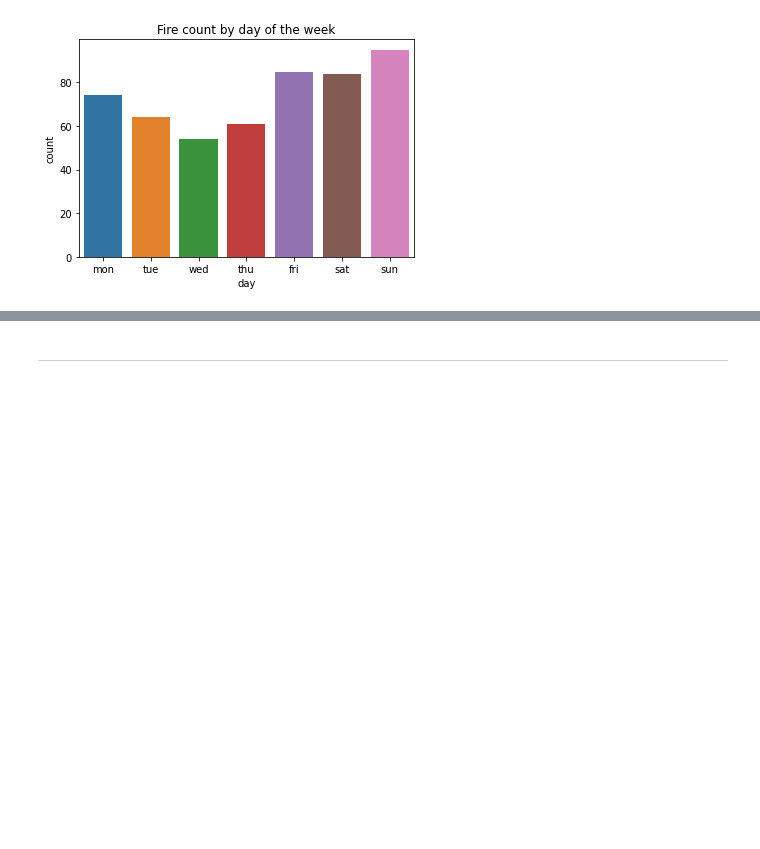
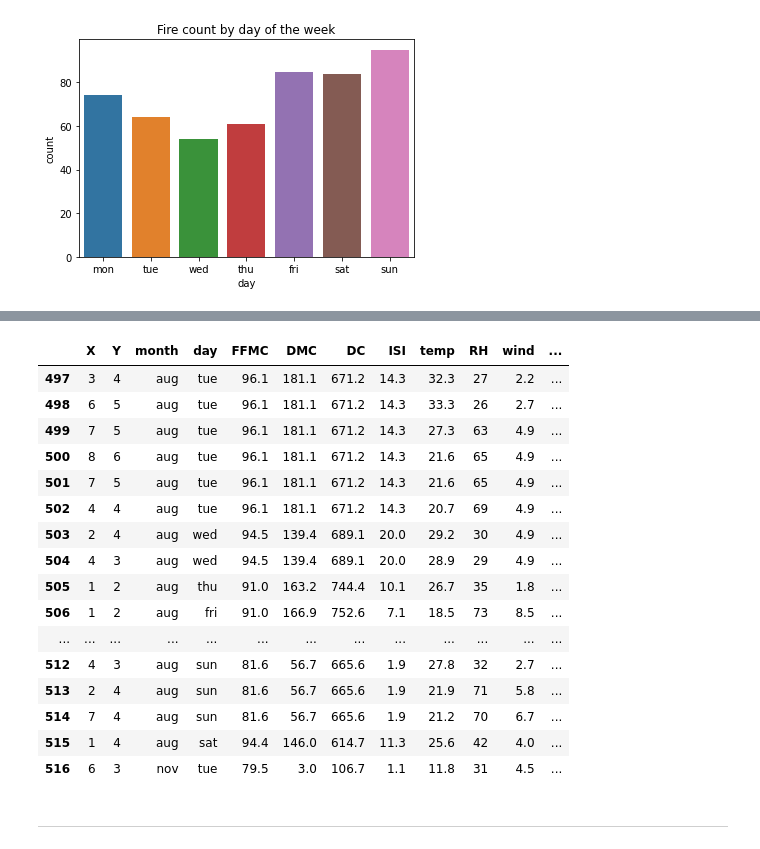
Before and after one commit to alex-fddz/forest-fires, a Jupyter notebook: project.ipynb, the cells around one changed output, grey strips where cells are left out. Cells and saved outputs as stored; diff of their text form; code cells hidden in the pictures; blank space fills up the shorter version.

```diff
--- a/project.ipynb
+++ b/project.ipynb
@@ -208,3 +211,25 @@ ValueError: could not convert string to float: 'mar'
+# %%
+# Divide Fires into categories
+df["area_n"] = df["area"].apply(lambda a: 1 if a>0 and a<=2 else 2 if a>2 else 0)
+df.tail(20)
+# %% [output]
+|  | X | Y | month | day | FFMC | DMC | DC | ISI | temp | RH | wind | ... |
+| 497 | 3 | 4 | aug | tue | 96.1 | 181.1 | 671.2 | 14.3 | 32.3 | 27 | 2.2 | ... |
+| 498 | 6 | 5 | aug | tue | 96.1 | 181.1 | 671.2 | 14.3 | 33.3 | 26 | 2.7 | ... |
+| 499 | 7 | 5 | aug | tue | 96.1 | 181.1 | 671.2 | 14.3 | 27.3 | 63 | 4.9 | ... |
+| 500 | 8 | 6 | aug | tue | 96.1 | 181.1 | 671.2 | 14.3 | 21.6 | 65 | 4.9 | ... |
+| 501 | 7 | 5 | aug | tue | 96.1 | 181.1 | 671.2 | 14.3 | 21.6 | 65 | 4.9 | ... |
+| 502 | 4 | 4 | aug | tue | 96.1 | 181.1 | 671.2 | 14.3 | 20.7 | 69 | 4.9 | ... |
+| 503 | 2 | 4 | aug | wed | 94.5 | 139.4 | 689.1 | 20.0 | 29.2 | 30 | 4.9 | ... |
+| 504 | 4 | 3 | aug | wed | 94.5 | 139.4 | 689.1 | 20.0 | 28.9 | 29 | 4.9 | ... |
+| 505 | 1 | 2 | aug | thu | 91.0 | 163.2 | 744.4 | 10.1 | 26.7 | 35 | 1.8 | ... |
+| 506 | 1 | 2 | aug | fri | 91.0 | 166.9 | 752.6 | 7.1 | 18.5 | 73 | 8.5 | ... |
+| ... | ... | ... | ... | ... | ... | ... | ... | ... | ... | ... | ... | ... |
+| 512 | 4 | 3 | aug | sun | 81.6 | 56.7 | 665.6 | 1.9 | 27.8 | 32 | 2.7 | ... |
+| 513 | 2 | 4 | aug | sun | 81.6 | 56.7 | 665.6 | 1.9 | 21.9 | 71 | 5.8 | ... |
+| 514 | 7 | 4 | aug | sun | 81.6 | 56.7 | 665.6 | 1.9 | 21.2 | 70 | 6.7 | ... |
+| 515 | 1 | 4 | aug | sat | 94.4 | 146.0 | 614.7 | 11.3 | 25.6 | 42 | 4.0 | ... |
+| 516 | 6 | 3 | nov | tue | 79.5 | 3.0 | 106.7 | 1.1 | 11.8 | 31 | 4.5 | ... |
 # %% [markdown]
 ---
 # %% [markdown]
```
Also changed, not shown: parts of 19 cells of this notebook.
